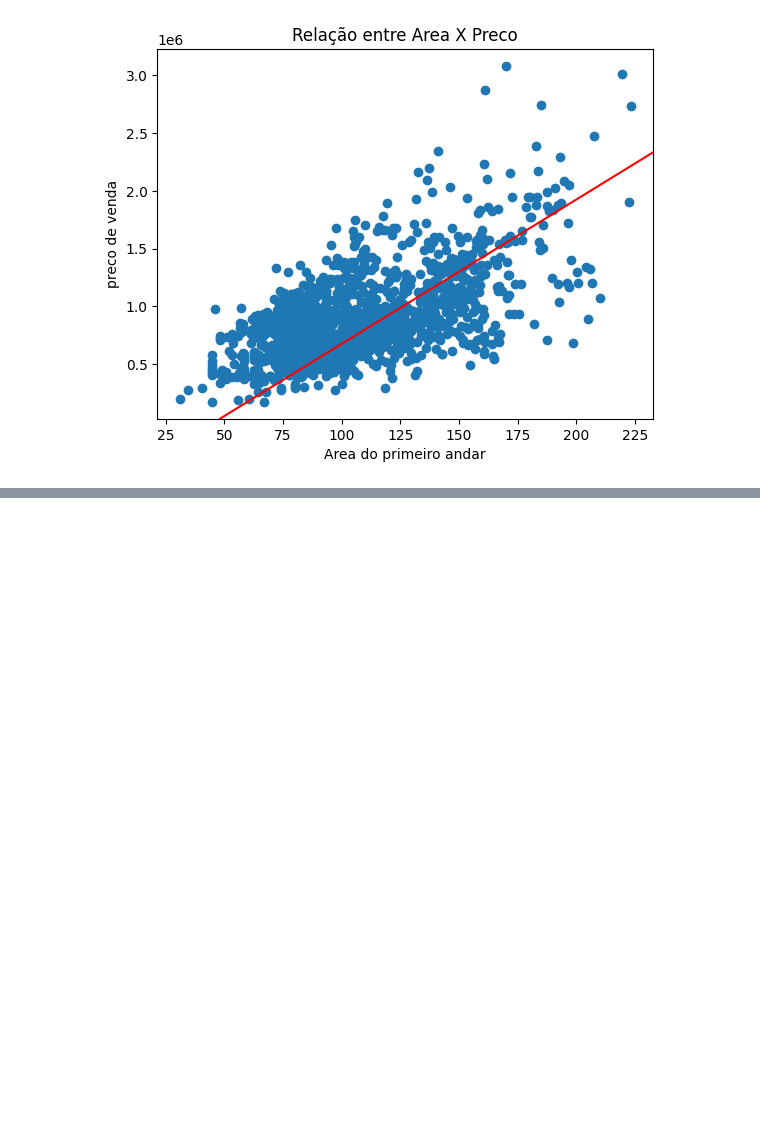
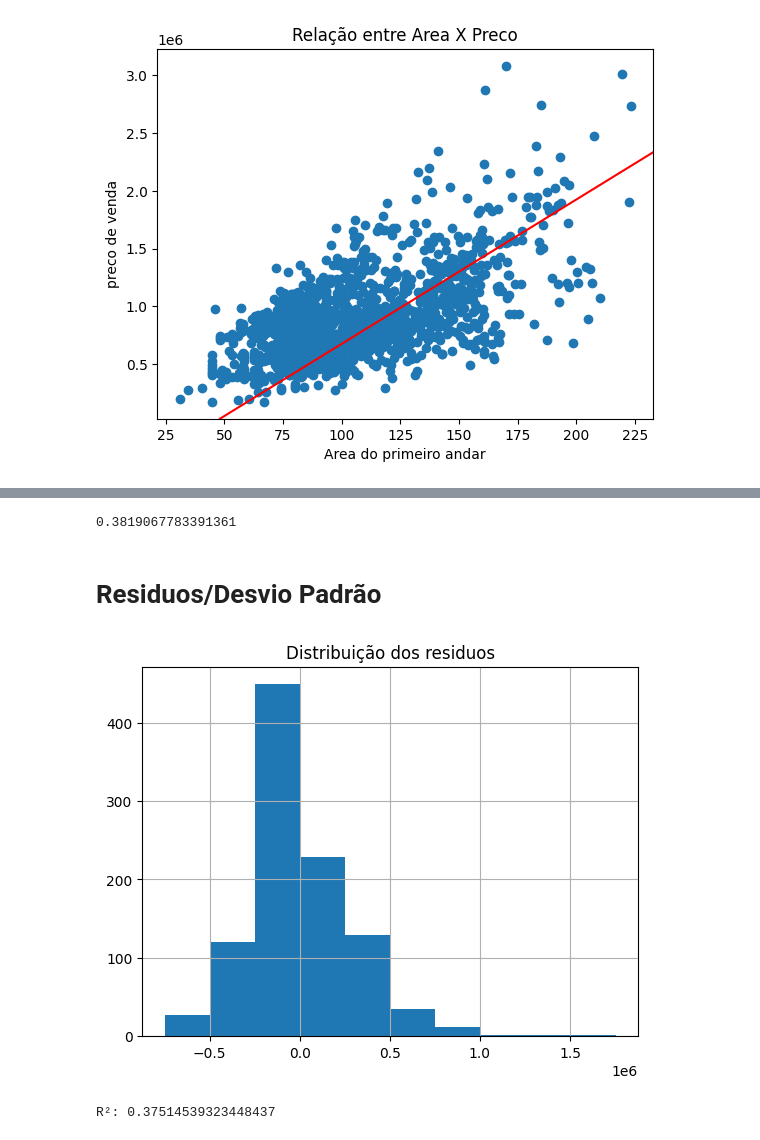
Before and after one commit to BBennemann/Regress-o-teste, a Jupyter notebook: main.ipynb, the cells around one changed output, grey strips where cells are left out. Saved outputs shown, nothing was run; the diff lists cells and outputs as text; code cells hidden in the pictures; blank space fills up the shorter version.

```diff
--- a/main.ipynb
+++ b/main.ipynb
@@ -48,0 +60,9 @@ Text(0, 0.5, 'preco de venda')
+# %%
+y = dados['preco_de_venda'] #Coluna procurada
+x = dados.drop(columns='preco_de_venda') #Colunas base
+# %%
+x_train, x_test, y_train, y_test = train_test_split(x, y, test_size= 0.3, random_state=156)
+# %%
+#Criando DataFrame de treino com as variaveis da separação
+df_train = pd.DataFrame(data=x_train)
+df_train['preco_de_venda'] = y_train
@@ -48,0 +73,2 @@ Text(0, 0.5, 'preco de venda')
+# %%
+modelo_0 = ols('preco_de_venda ~ area_primeiro_andar', data=df_train).fit()
@@ -48,0 +103,14 @@ Text(0, 0.5, 'preco de venda')
+# %%
+#O r² mostra a "porcentagem" da influencia da coluna sobre o resultado
+#A coluna area_primeiro_andar influencia em 38% o resultado de preco_de_venda
+modelo_0.rsquared
+# %% [output]
+0.3819067783391361
+# %% [markdown]
+# Residuos/Desvio Padrão
+# %%
+modelo_0.resid.hist()
+plt.title("Distribuição dos residuos")
+plt.show()
+# %% [output]
+[figure, added]
@@ -48,0 +121,4 @@ Text(0, 0.5, 'preco de venda')
+# %%
+print(f"R²: {r2_score(y_test, y_predict)}")
+# %% [output]
+R²: 0.37514539323448437
```
Also changed, not shown: parts of 13 cells of this notebook, 1 other file.
